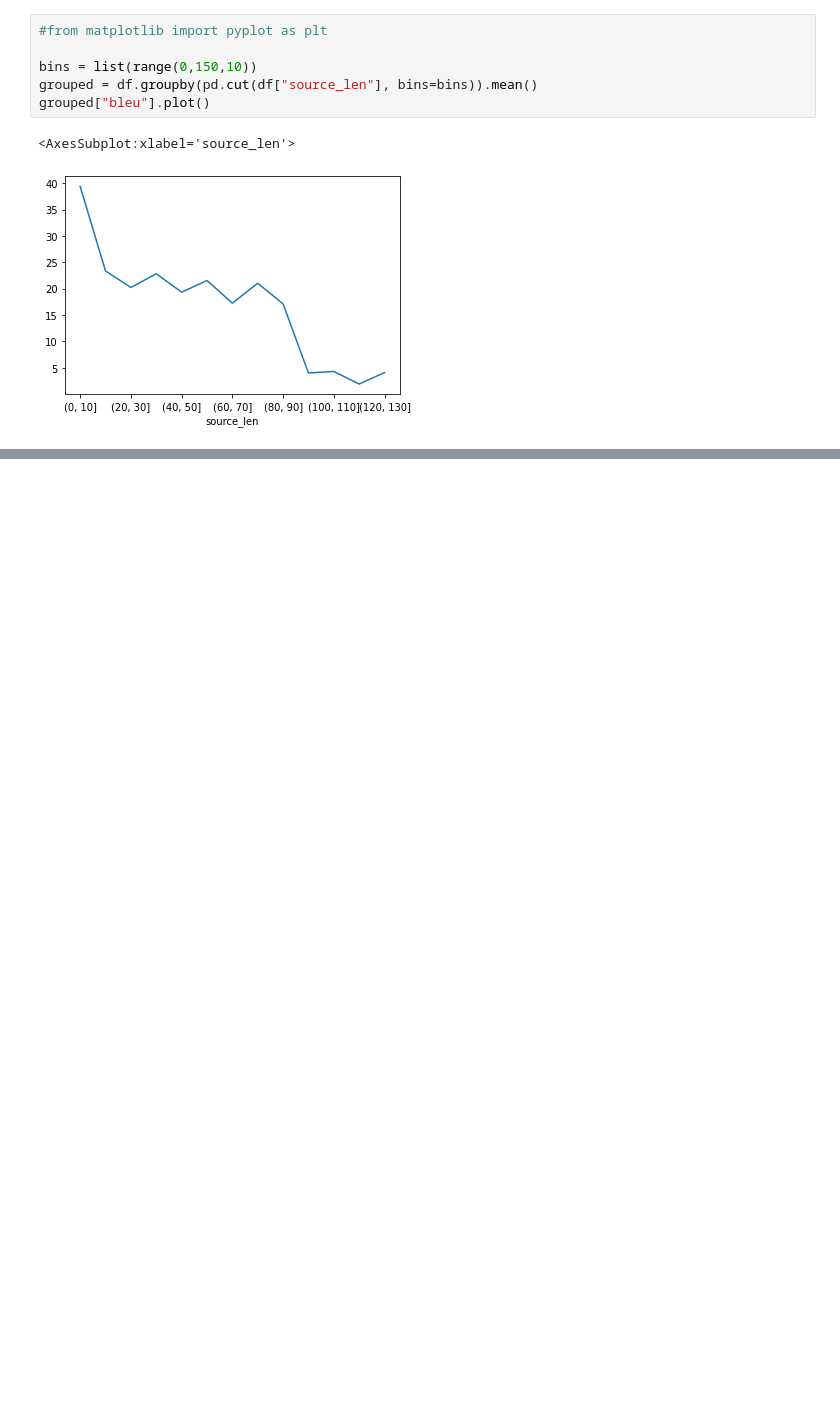
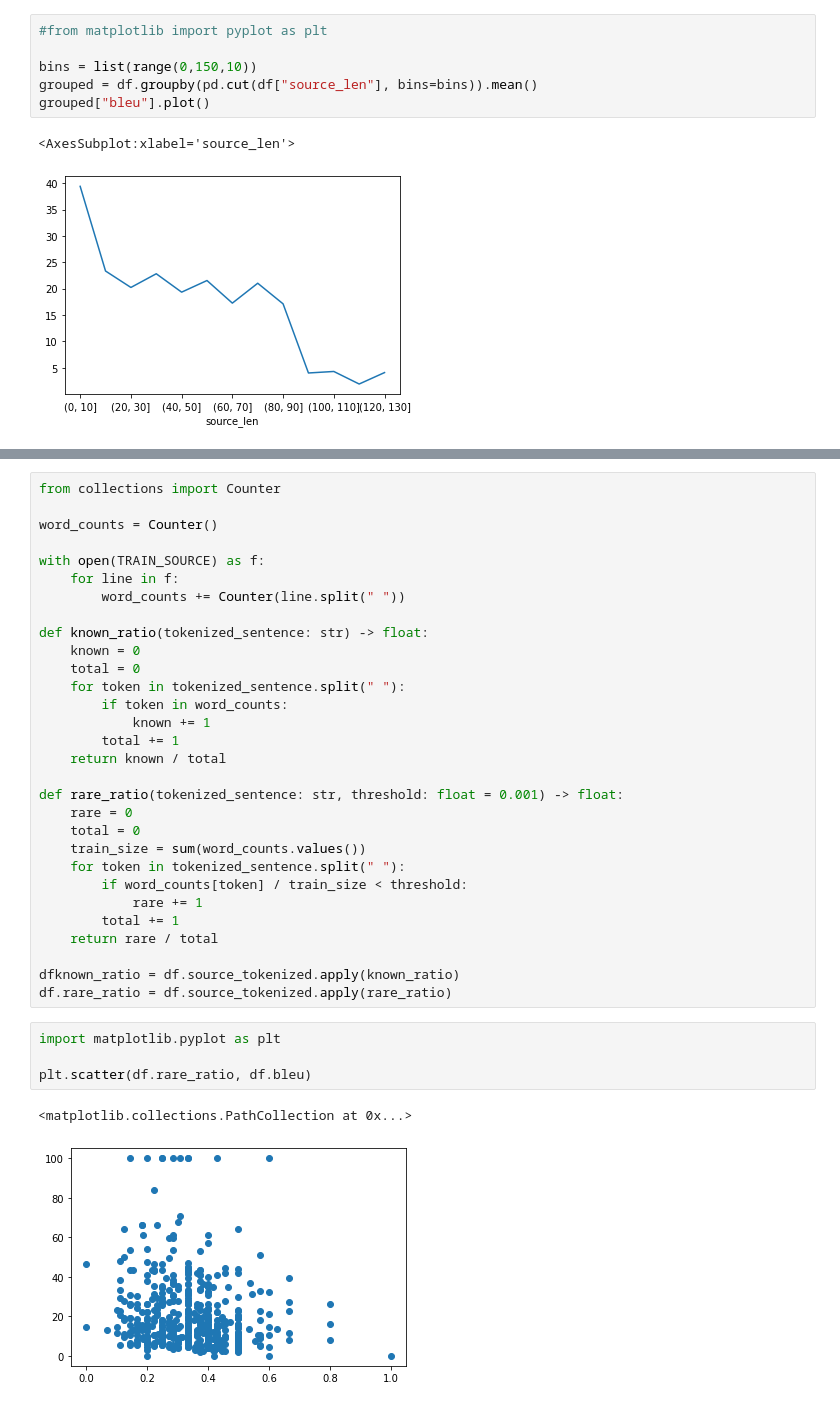
Before and after one commit to pleyad/atmt, a Jupyter notebook: assignments/03/visual_analysis.ipynb, the cells around one changed output, grey strips where cells are left out. Saved outputs shown, nothing was run; the diff lists cells and outputs as text; blank space fills up the shorter version.

```diff
--- a/assignments/03/visual_analysis.ipynb
+++ b/assignments/03/visual_analysis.ipynb
@@ -65,0 +71,37 @@ df[df["bleu"] > 80]
+# %%
+from collections import Counter
+
+word_counts = Counter()
+
+with open(TRAIN_SOURCE) as f:
+    for line in f:
+        word_counts += Counter(line.split(" "))
+
+def known_ratio(tokenized_sentence: str) -> float:
+    known = 0
+    total = 0
+    for token in tokenized_sentence.split(" "):
+        if token in word_counts:
+            known += 1
+        total += 1
+    return known / total
+
+def rare_ratio(tokenized_sentence: str, threshold: float = 0.001) -> float:
+    rare = 0
+    total = 0
+    train_size = sum(word_counts.values())
+    for token in tokenized_sentence.split(" "):
+        if word_counts[token] / train_size < threshold:
+            rare += 1
+        total += 1
+    return rare / total
+
+dfknown_ratio = df.source_tokenized.apply(known_ratio)
+df.rare_ratio = df.source_tokenized.apply(rare_ratio)
+# %%
+import matplotlib.pyplot as plt
+
+plt.scatter(df.rare_ratio, df.bleu)
+# %% [output]
+<matplotlib.collections.PathCollection at 0x...>
+[figure, added]
```
Also changed, not shown: parts of 7 cells of this notebook, 1 other file.
